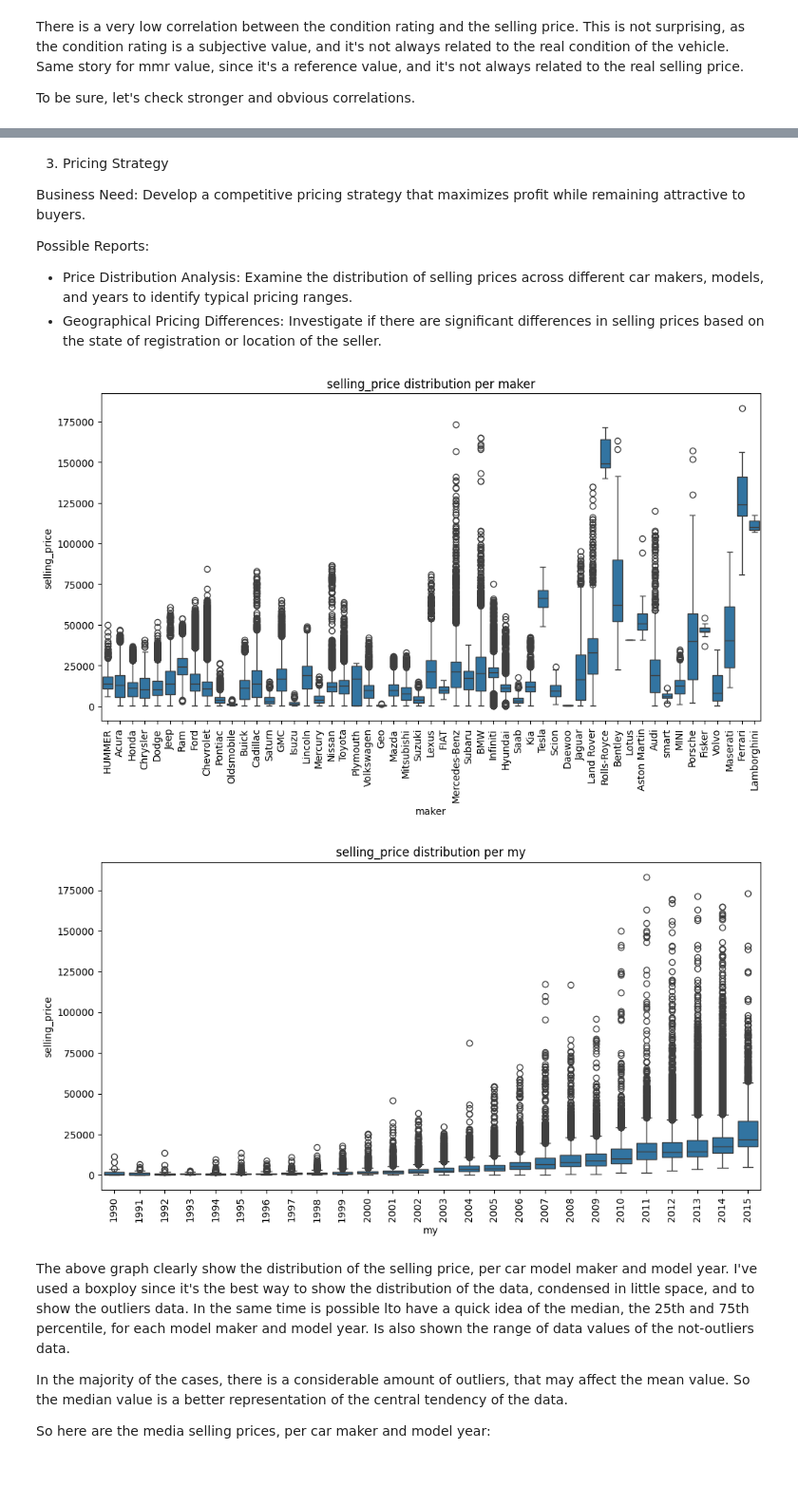
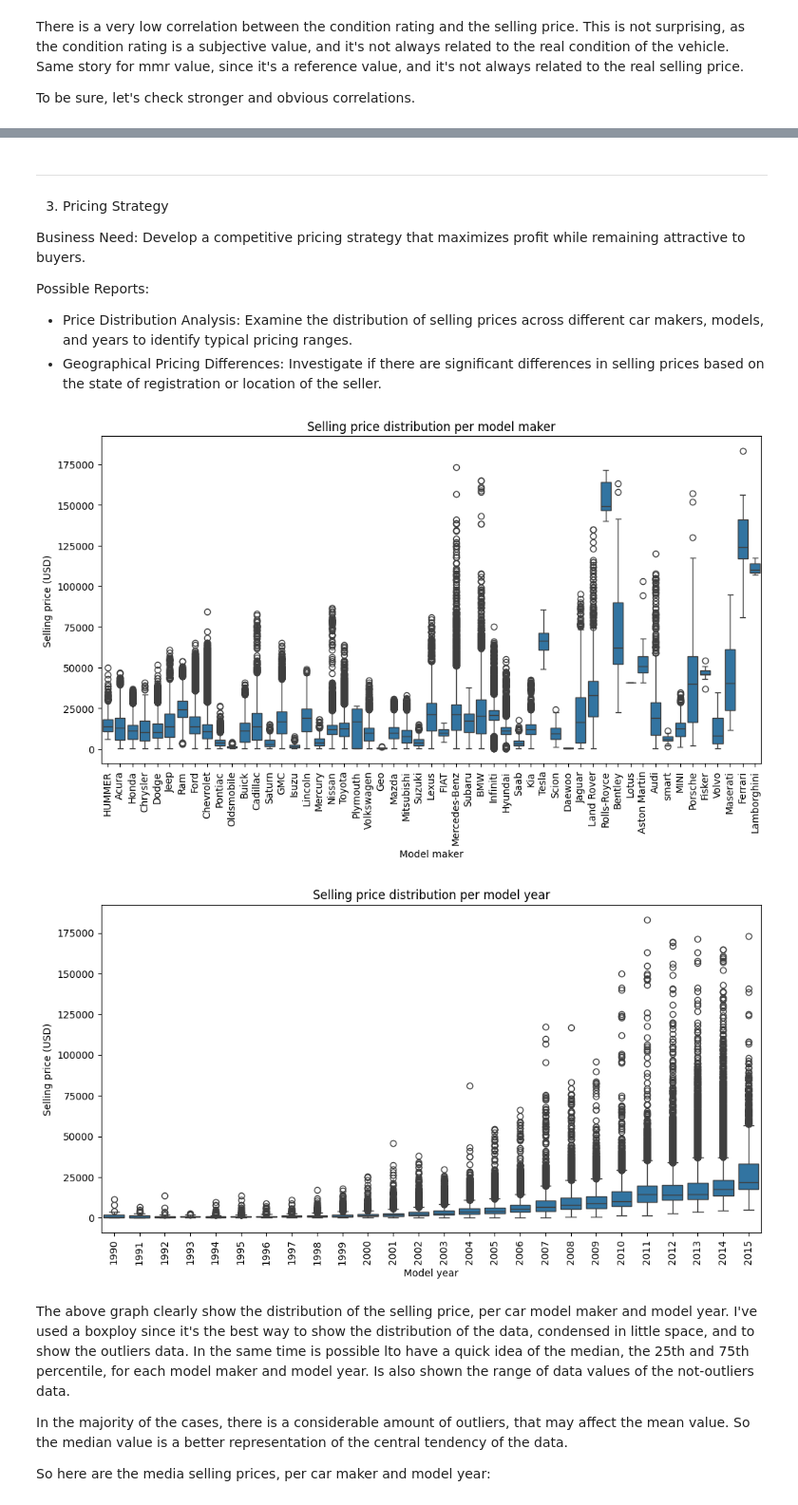
Before and after one commit to wizard86pz/cars_sales_us, a Jupyter notebook: ETL_cars.ipynb, the cells around one changed output, grey strips where cells are left out. Shown at 95% size. Saved outputs shown, nothing was run; the diff lists cells and outputs as text; code cells hidden in the pictures; blank space fills up the shorter version.

```diff
--- a/ETL_cars.ipynb
+++ b/ETL_cars.ipynb
@@ -517,0 +546,8 @@ There are holes in the months: there are no data from March to november in 2014,
+# %%
+#let's create a graph the amount of sold cars by year difference between the 2015 and the model year
+diff_years = 2015 - df_clean['my'].dt.year
+diff_years.value_counts().sort_index().plot(kind='bar', figsize=(10,5))
+plt.title('Cars sold by year age (between '+ str(min_date) + ' and ' + str(max_date) + ')')
+plt.xlabel('Year difference')
+plt.ylabel('Amount of cars sold')
+plt.show()
@@ -517,0 +592,10 @@ There are holes in the months: there are no data from March to november in 2014,
+# %%
+#this time let's create a new column "age_years" in the df, with the age of the car in years (int), using the difference between a fix value of 2015 and the sale date and the year of the car
+df_clean['age_years'] = diff_years
+
+#let's create a graph to visualize the sum of all the selling prices of the cars sold by year, grouped by age_years values
+df_clean.groupby('age_years')['selling_price'].sum().plot(kind='bar', figsize=(10,5))
+plt.title('Sum of selling prices of the cars sold by year and age')
+plt.xlabel('Age of the car (years)')
+plt.ylabel('Sum of selling prices (USD billions)')
+plt.show()
@@ -625,4 +749,6 @@ odometer         0.785486      -0.577332 -0.580889 -0.785525  1.000000
 # %% [markdown]
+---
+
 3. Pricing Strategy
 
 Business Need: Develop a competitive pricing strategy that maximizes profit while remaining attractive to buyers.
@@ -631,26 +757,31 @@ Possible Reports:
 - Price Distribution Analysis: Examine the distribution of selling prices across different car makers, models, and years to identify typical pricing ranges.
 - Geographical Pricing Differences: Investigate if there are significant differences in selling prices based on the state of registration or location of the seller.
 # %%
-#let's modify the column "my" to only have the year part
+#let's modify the column "my" to only have the year part as integer
 df_clean['my'] = df_clean['my'].dt.year
 
 #let's export the dataframe to a csv file
 df_clean.to_csv(os.getcwd() + '/clean_data/cars_clean.csv', index=False)
 
 #let's create some graph with selling price ditribution per maker and model year
-var_1 = 'selling_price'
 list_var = ['maker','my']
 
 for i in list_var:
     plt.figure(figsize=(12,6))
-    sns.boxplot(data=df_clean, x=i, y=var_1)
-    plt.title(f'{var_1} distribution per {i}')
+    sns.boxplot(data=df_clean, x=i, y='selling_price')
+    if i == 'my':
+        plt.title(f'Selling price distribution per model year')
+        plt.xlabel('Model year')
+        plt.ylabel('Selling price (USD)')
+    else:
+        plt.title(f'Selling price distribution per model maker')
+        plt.xlabel('Model maker')
+        plt.ylabel('Selling price (USD)')
     plt.xticks(rotation=90)
-
-plt.show()
+    plt.show()
 # %% [output]
-[figure, old version]
+[figure, new version]
-[figure, old version]
+[figure, new version]
 # %% [markdown]
 The above graph clearly show the distribution of the selling price, per car model maker and model year. I've used a boxploy since it's the best way to show the distribution of the data, condensed in little space, and to show the outliers data. In the same time is possible lto have a quick idea of the median, the 25th and 75th percentile, for each model maker and model year. Is also shown the range of data values of the not-outliers data.
 
```
Also changed, not shown: parts of 14 cells of this notebook, 1 other file.
